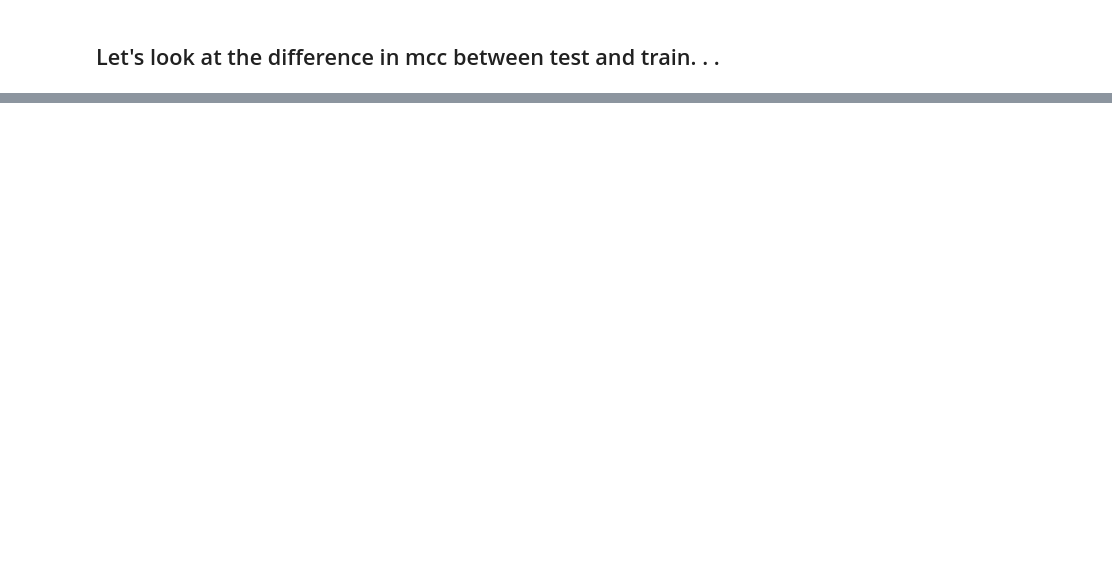
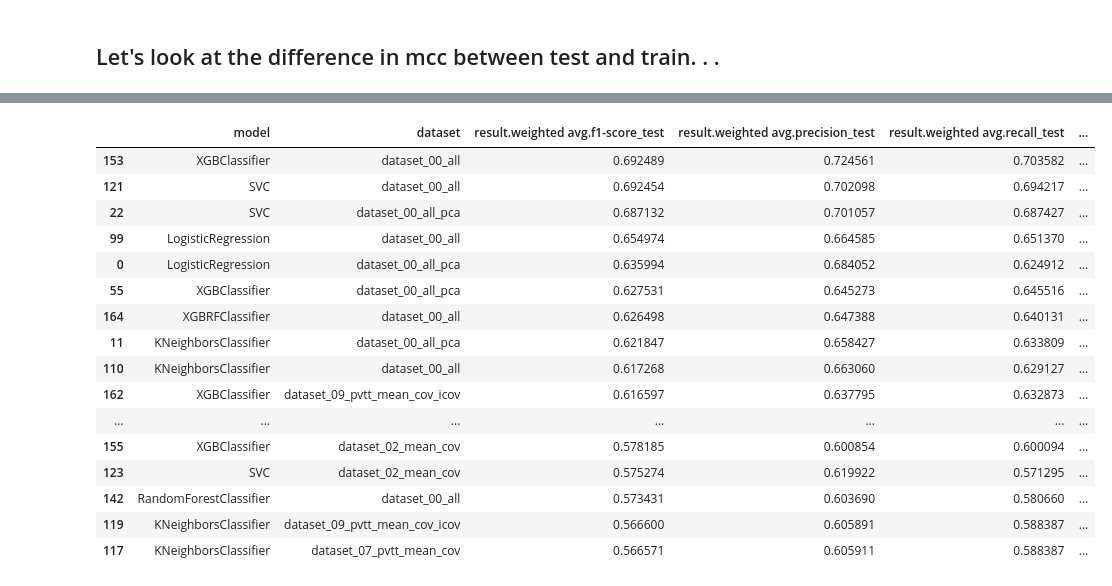
Before and after one commit to RERobbins/mids_w207_music_genre, a Jupyter notebook: member_workspaces/rich/results.ipynb, the cells around one changed output, grey strips where cells are left out. Cells and saved outputs as stored; diff of their text form; code cells hidden in the pictures; blank space fills up the shorter version.

```diff
--- a/member_workspaces/rich/results.ipynb
+++ b/member_workspaces/rich/results.ipynb
@@ -203,0 +212,29 @@ df.sort_values(by=["mcc_difference"])[0:25]
+# %%
+experiment_df.sort_values("result.weighted avg.f1-score_test", ascending=False)[:20][
+    [
+        "model",
+        "dataset",
+        "result.weighted avg.f1-score_test",
+        "result.weighted avg.precision_test",
+        "result.weighted avg.recall_test",
+        "result.accuracy.mcc_test",
+    ]
+]
+# %% [output]
+|  | model | dataset | result.weighted avg.f1-score_test | result.weighted avg.precision_test | result.weighted avg.recall_test | ... |
+| 153 | XGBClassifier | dataset_00_all | 0.692489 | 0.724561 | 0.703582 | ... |
+| 121 | SVC | dataset_00_all | 0.692454 | 0.702098 | 0.694217 | ... |
+| 22 | SVC | dataset_00_all_pca | 0.687132 | 0.701057 | 0.687427 | ... |
+| 99 | LogisticRegression | dataset_00_all | 0.654974 | 0.664585 | 0.651370 | ... |
+| 0 | LogisticRegression | dataset_00_all_pca | 0.635994 | 0.684052 | 0.624912 | ... |
+| 55 | XGBClassifier | dataset_00_all_pca | 0.627531 | 0.645273 | 0.645516 | ... |
+| 164 | XGBRFClassifier | dataset_00_all | 0.626498 | 0.647388 | 0.640131 | ... |
+| 11 | KNeighborsClassifier | dataset_00_all_pca | 0.621847 | 0.658427 | 0.633809 | ... |
+| 110 | KNeighborsClassifier | dataset_00_all | 0.617268 | 0.663060 | 0.629127 | ... |
+| 162 | XGBClassifier | dataset_09_pvtt_mean_cov_icov | 0.616597 | 0.637795 | 0.632873 | ... |
+| ... | ... | ... | ... | ... | ... | ... |
+| 155 | XGBClassifier | dataset_02_mean_cov | 0.578185 | 0.600854 | 0.600094 | ... |
+| 123 | SVC | dataset_02_mean_cov | 0.575274 | 0.619922 | 0.571295 | ... |
+| 142 | RandomForestClassifier | dataset_00_all | 0.573431 | 0.603690 | 0.580660 | ... |
+| 119 | KNeighborsClassifier | dataset_09_pvtt_mean_cov_icov | 0.566600 | 0.605891 | 0.588387 | ... |
+| 117 | KNeighborsClassifier | dataset_07_pvtt_mean_cov | 0.566571 | 0.605911 | 0.588387 | ... |
```
Also changed, not shown: parts of 12 cells of this notebook, 7 other files.
